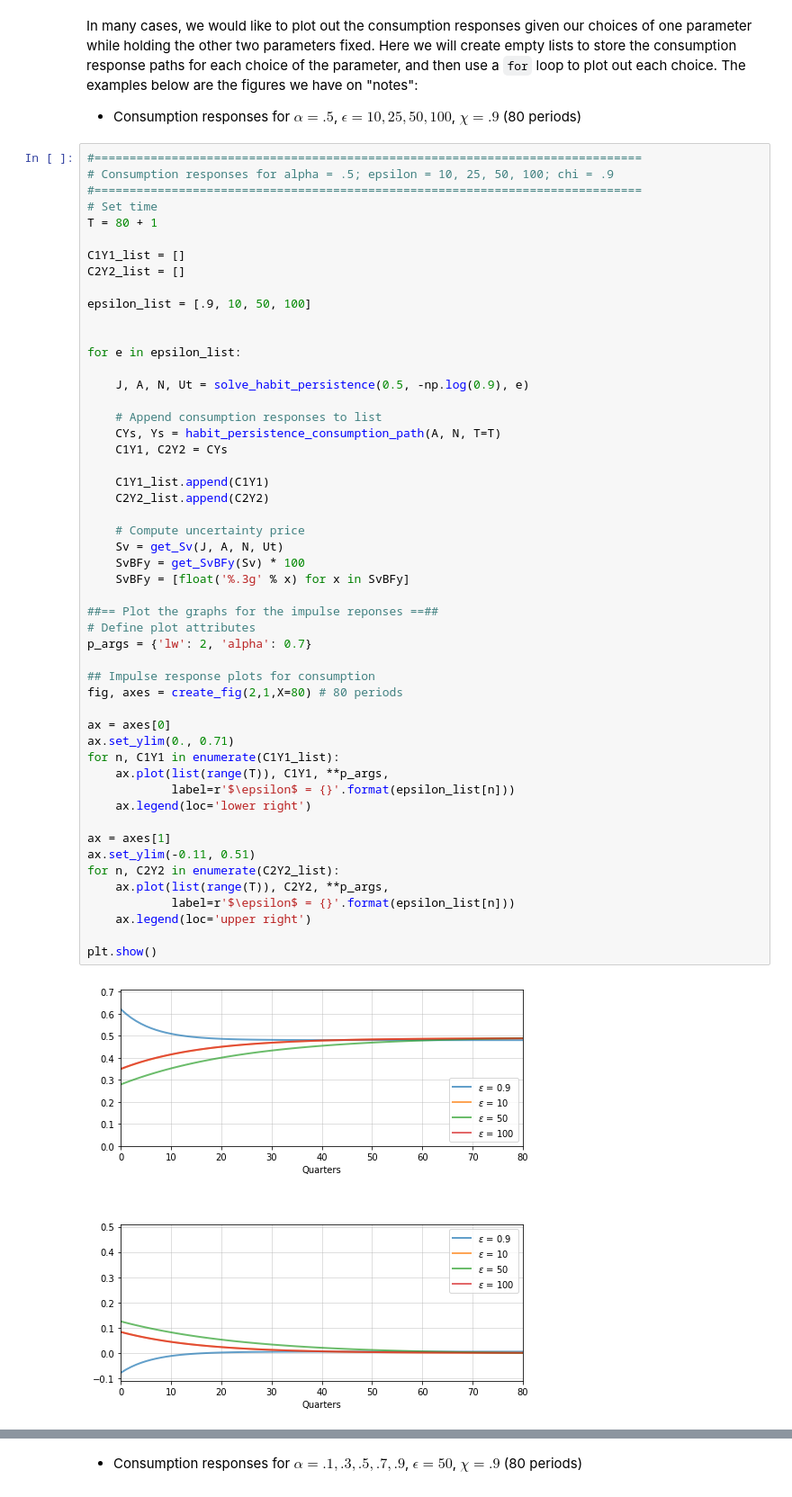
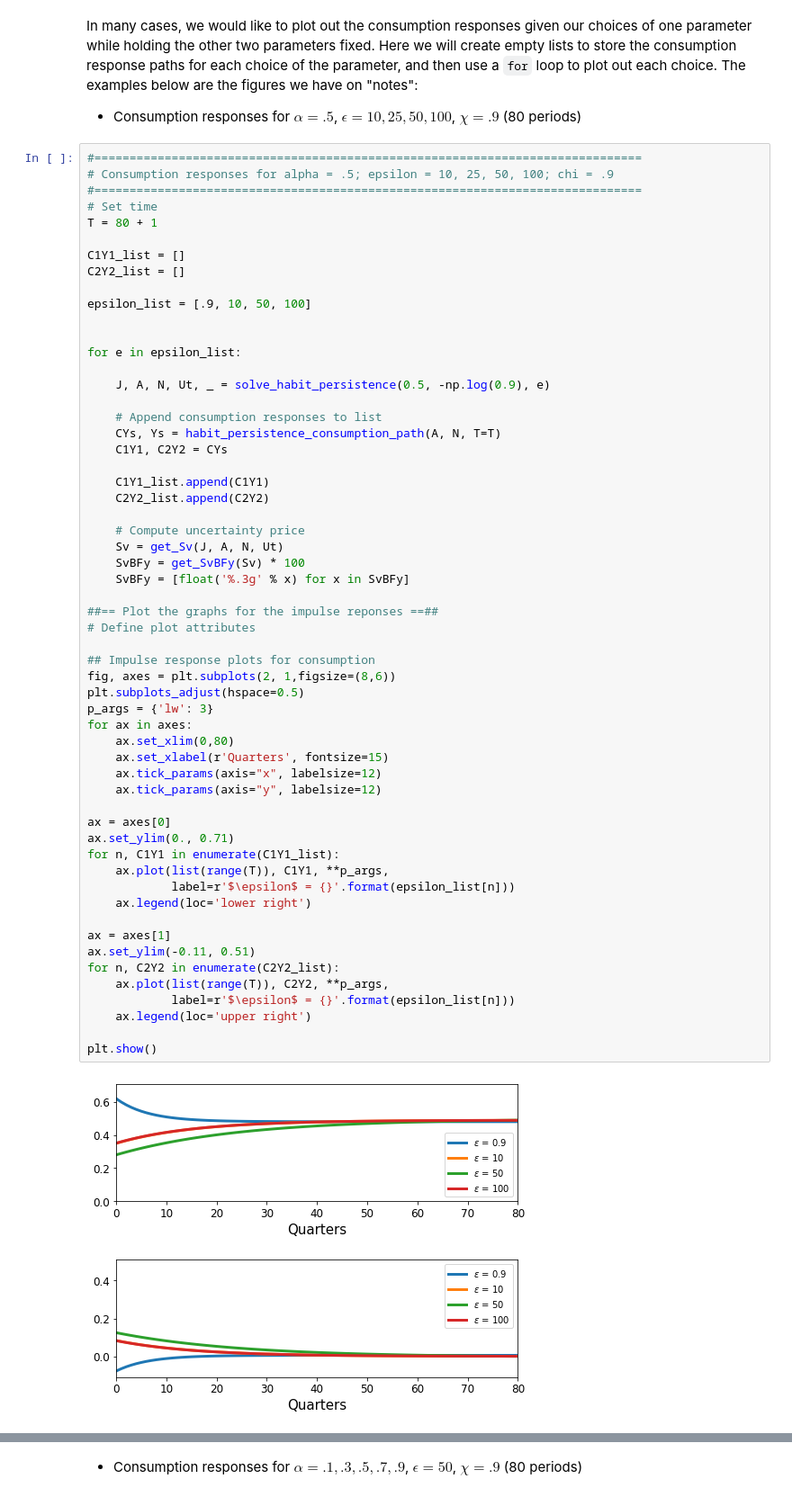
Before and after one commit to lphansen/TextbookCode, a Jupyter notebook: habit_persistence.ipynb, the cells around one changed output, grey strips where cells are left out. Shown at 90% size. Drawn from its saved outputs; the diff is of its cells as text.

Commit message:
Made the y evolution more general and updated the plotting conventions.

```diff
--- a/habit_persistence.ipynb
+++ b/habit_persistence.ipynb
@@ -135,7 +135,7 @@ epsilon_list = [.9, 10, 50, 100]
 
 for e in epsilon_list:
 
-    J, A, N, Ut = solve_habit_persistence(0.5, -np.log(0.9), e)
+    J, A, N, Ut, _ = solve_habit_persistence(0.5, -np.log(0.9), e)
 
     # Append consumption responses to list
     CYs, Ys = habit_persistence_consumption_path(A, N, T=T)
@@ -143,35 +143,41 @@ for e in epsilon_list:
 
     C1Y1_list.append(C1Y1)
     C2Y2_list.append(C2Y2)
 
     # Compute uncertainty price
     Sv = get_Sv(J, A, N, Ut)
     SvBFy = get_SvBFy(Sv) * 100
     SvBFy = [float('%.3g' % x) for x in SvBFy]
 
 ##== Plot the graphs for the impulse reponses ==##
 # Define plot attributes
-p_args = {'lw': 2, 'alpha': 0.7}
 
 ## Impulse response plots for consumption
-fig, axes = create_fig(2,1,X=80) # 80 periods
+fig, axes = plt.subplots(2, 1,figsize=(8,6))
+plt.subplots_adjust(hspace=0.5)
+p_args = {'lw': 3}
+for ax in axes:
+    ax.set_xlim(0,80)
+    ax.set_xlabel(r'Quarters', fontsize=15)
+    ax.tick_params(axis="x", labelsize=12)
+    ax.tick_params(axis="y", labelsize=12)
 
 ax = axes[0]
 ax.set_ylim(0., 0.71)
 for n, C1Y1 in enumerate(C1Y1_list):
     ax.plot(list(range(T)), C1Y1, **p_args,
             label=r'$\epsilon$ = {}'.format(epsilon_list[n]))
     ax.legend(loc='lower right')
 
 ax = axes[1]
 ax.set_ylim(-0.11, 0.51)
 for n, C2Y2 in enumerate(C2Y2_list):
     ax.plot(list(range(T)), C2Y2, **p_args,
             label=r'$\epsilon$ = {}'.format(epsilon_list[n]))
     ax.legend(loc='upper right')
 
 plt.show()
 # %% [output]
-[figure, old version]
+[figure, new version]
 # %%
 # Export the figure
```
Also changed, not shown: parts of 6 cells of this notebook, 1 other file.
